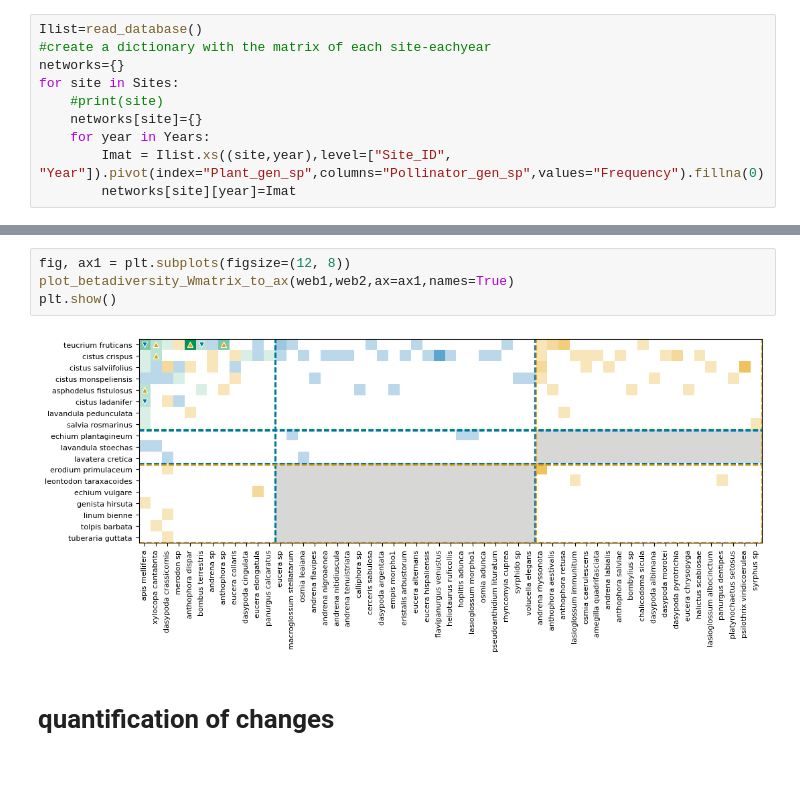
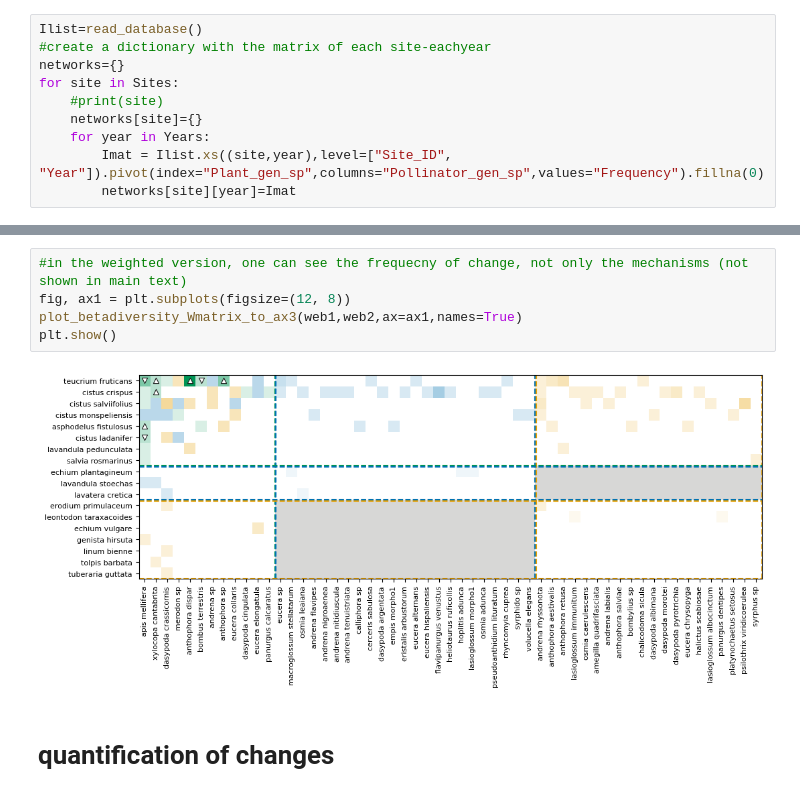
Before and after one commit to domgarvir/Rwiring_manuscript_code, a Jupyter notebook: Rwiring_clean.ipynb, the cells around one changed output, grey strips where cells are left out. Drawn from its saved outputs; the diff is of its cells as text.

```diff
--- a/Rwiring_clean.ipynb
+++ b/Rwiring_clean.ipynb
@@ -30,9 +29,10 @@ plt.show()
 # %%
+#in the weighted version, one can see the frequecny of change, not only the mechanisms (not shown in main text)
 fig, ax1 = plt.subplots(figsize=(12, 8))
-plot_betadiversity_Wmatrix_to_ax(web1,web2,ax=ax1,names=True)
+plot_betadiversity_Wmatrix_to_ax3(web1,web2,ax=ax1,names=True)
 plt.show()
 # %% [output]
-[figure, old version]
+[figure, new version]
 # %% [markdown]
 # quantification of changes
 # %%
```
Also changed, not shown: parts of 16 cells of this notebook, 50 other files.
